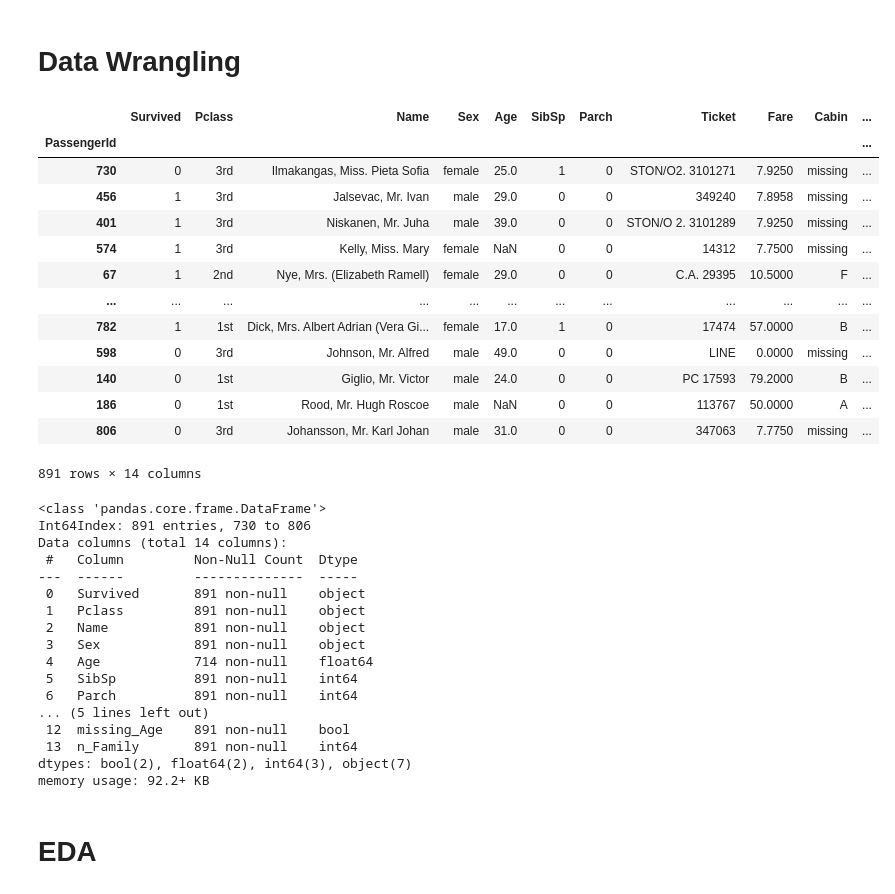
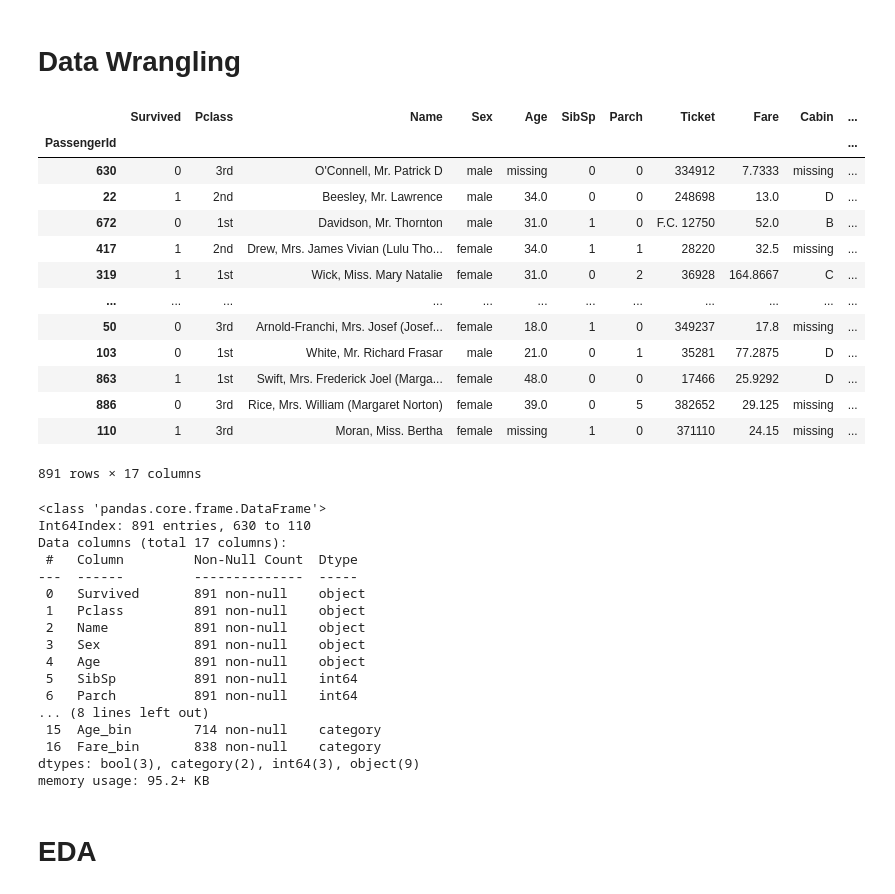
Before and after one commit to johnwslee/Titanic, a Jupyter notebook: Titanic.ipynb, the cells around one changed output. Drawn from its saved outputs; the diff is of its cells as text; code cells hidden in the pictures.

```diff
--- a/Titanic.ipynb
+++ b/Titanic.ipynb
@@ -123,54 +123,64 @@ train_df['Survived'] = train_df['Survived'].astype(str)
 # %%
 train_df.loc[train_df['Pclass'] == 1, 'Pclass'] = "1st"
 train_df.loc[train_df['Pclass'] == 2, 'Pclass'] = "2nd"
 train_df.loc[train_df['Pclass'] == 3, 'Pclass'] = "3rd"
 train_df['missing_Cabin'] = train_df['Cabin'].isna()
 train_df['missing_Age'] = train_df['Age'].isna()
+train_df['missing_Fare'] = train_df['Fare'].isna()
 train_df.loc[train_df['Cabin'].isna(), 'Cabin'] = "missing"
+
 train_df['Cabin'] = train_df['Cabin'].str.replace("^A{1}.*", "A")
 train_df['Cabin'] = train_df['Cabin'].str.replace("^B{1}.*", "B")
 train_df['Cabin'] = train_df['Cabin'].str.replace("^C{1}.*", "C")
 train_df['Cabin'] = train_df['Cabin'].str.replace("^D{1}.*", "D")
 train_df['Cabin'] = train_df['Cabin'].str.replace("^E{1}.*", "E")
 train_df['Cabin'] = train_df['Cabin'].str.replace("^F{1}.*", "F")
 train_df['Cabin'] = train_df['Cabin'].str.replace("^G{1}.*", "G")
 train_df["n_Family"] = train_df["SibSp"] + train_df["Parch"] + 1
+
+train_df['Age_bin'] = pd.cut(train_df['Age'], bins=[0,12,20,40,120], labels=['Children','Teenage','Adult','Elder'])
+
+train_df['Fare_bin'] = pd.cut(train_df['Fare'], bins=[0, 7.91, 14.45, 31, 120], labels=['Low_fare','median_fare', 'Average_fare','high_fare'])
+
+train_df.loc[train_df['Age'].isna(), 'Age'] = "missing"
+train_df.loc[train_df['Fare'].isna(), 'Fare'] = "missing"
+
 train_df
 # %% [output]
 |  | Survived | Pclass | Name | Sex | Age | SibSp | Parch | Ticket | Fare | Cabin | ... |
 | PassengerId |  |  |  |  |  |  |  |  |  |  | ... |
-| 730 | 0 | 3rd | Ilmakangas, Miss. Pieta Sofia | female | 25.0 | 1 | 0 | STON/O2. 3101271 | 7.9250 | missing | ... |
-| 456 | 1 | 3rd | Jalsevac, Mr. Ivan | male | 29.0 | 0 | 0 | 349240 | 7.8958 | missing | ... |
-| 401 | 1 | 3rd | Niskanen, Mr. Juha | male | 39.0 | 0 | 0 | STON/O 2. 3101289 | 7.9250 | missing | ... |
-| 574 | 1 | 3rd | Kelly, Miss. Mary | female | NaN | 0 | 0 | 14312 | 7.7500 | missing | ... |
-| 67 | 1 | 2nd | Nye, Mrs. (Elizabeth Ramell) | female | 29.0 | 0 | 0 | C.A. 29395 | 10.5000 | F | ... |
+| 630 | 0 | 3rd | O'Connell, Mr. Patrick D | male | missing | 0 | 0 | 334912 | 7.7333 | missing | ... |
+| 22 | 1 | 2nd | Beesley, Mr. Lawrence | male | 34.0 | 0 | 0 | 248698 | 13.0 | D | ... |
+| 672 | 0 | 1st | Davidson, Mr. Thornton | male | 31.0 | 1 | 0 | F.C. 12750 | 52.0 | B | ... |
+| 417 | 1 | 2nd | Drew, Mrs. James Vivian (Lulu Tho... | female | 34.0 | 1 | 1 | 28220 | 32.5 | missing | ... |
+| 319 | 1 | 1st | Wick, Miss. Mary Natalie | female | 31.0 | 0 | 2 | 36928 | 164.8667 | C | ... |
 | ... | ... | ... | ... | ... | ... | ... | ... | ... | ... | ... | ... |
-| 782 | 1 | 1st | Dick, Mrs. Albert Adrian (Vera Gi... | female | 17.0 | 1 | 0 | 17474 | 57.0000 | B | ... |
-| 598 | 0 | 3rd | Johnson, Mr. Alfred | male | 49.0 | 0 | 0 | LINE | 0.0000 | missing | ... |
-| 140 | 0 | 1st | Giglio, Mr. Victor | male | 24.0 | 0 | 0 | PC 17593 | 79.2000 | B | ... |
-| 186 | 0 | 1st | Rood, Mr. Hugh Roscoe | male | NaN | 0 | 0 | 113767 | 50.0000 | A | ... |
-| 806 | 0 | 3rd | Johansson, Mr. Karl Johan | male | 31.0 | 0 | 0 | 347063 | 7.7750 | missing | ... |
+| 50 | 0 | 3rd | Arnold-Franchi, Mrs. Josef (Josef... | female | 18.0 | 1 | 0 | 349237 | 17.8 | missing | ... |
+| 103 | 0 | 1st | White, Mr. Richard Frasar | male | 21.0 | 0 | 1 | 35281 | 77.2875 | D | ... |
+| 863 | 1 | 1st | Swift, Mrs. Frederick Joel (Marga... | female | 48.0 | 0 | 0 | 17466 | 25.9292 | D | ... |
+| 886 | 0 | 3rd | Rice, Mrs. William (Margaret Norton) | female | 39.0 | 0 | 5 | 382652 | 29.125 | missing | ... |
+| 110 | 1 | 3rd | Moran, Miss. Bertha | female | missing | 1 | 0 | 371110 | 24.15 | missing | ... |
-891 rows × 14 columns
+891 rows × 17 columns
 # %%
 train_df.info()
 # %% [output]
 <class 'pandas.core.frame.DataFrame'>
-Int64Index: 891 entries, 730 to 806
-Data columns (total 14 columns):
+Int64Index: 891 entries, 630 to 110
+Data columns (total 17 columns):
  #   Column         Non-Null Count  Dtype
 ---  ------         --------------  -----
  0   Survived       891 non-null    object
  1   Pclass         891 non-null    object
  2   Name           891 non-null    object
  3   Sex            891 non-null    object
- 4   Age            714 non-null    float64
+ 4   Age            891 non-null    object
  5   SibSp          891 non-null    int64
  6   Parch          891 non-null    int64
-... (5 lines left out)
- 12  missing_Age    891 non-null    bool
- 13  n_Family       891 non-null    int64
-dtypes: bool(2), float64(2), int64(3), object(7)
-memory usage: 92.2+ KB
+... (8 lines left out)
+ 15  Age_bin        714 non-null    category
+ 16  Fare_bin       838 non-null    category
+dtypes: bool(3), category(2), int64(3), object(9)
+memory usage: 95.2+ KB
 # %% [markdown]
 # EDA
 # %%
```
Also changed, not shown: parts of 16 cells of this notebook.
